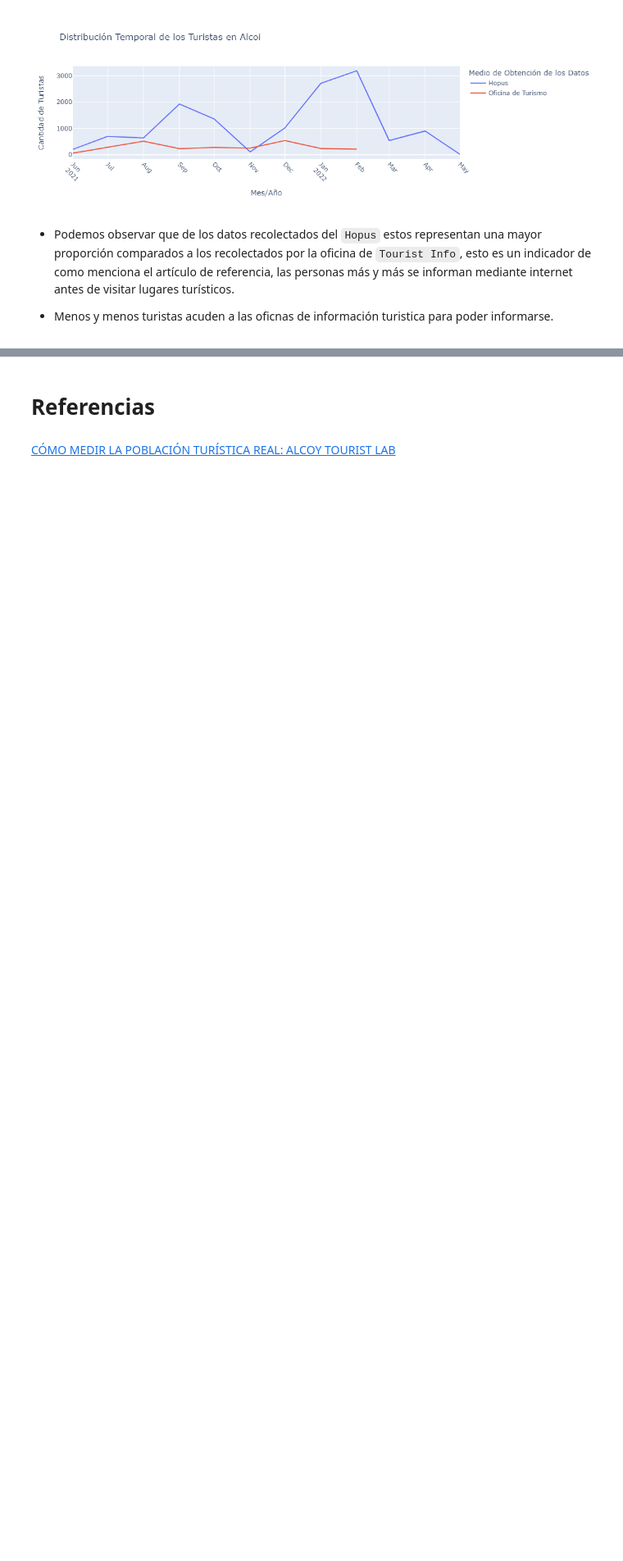
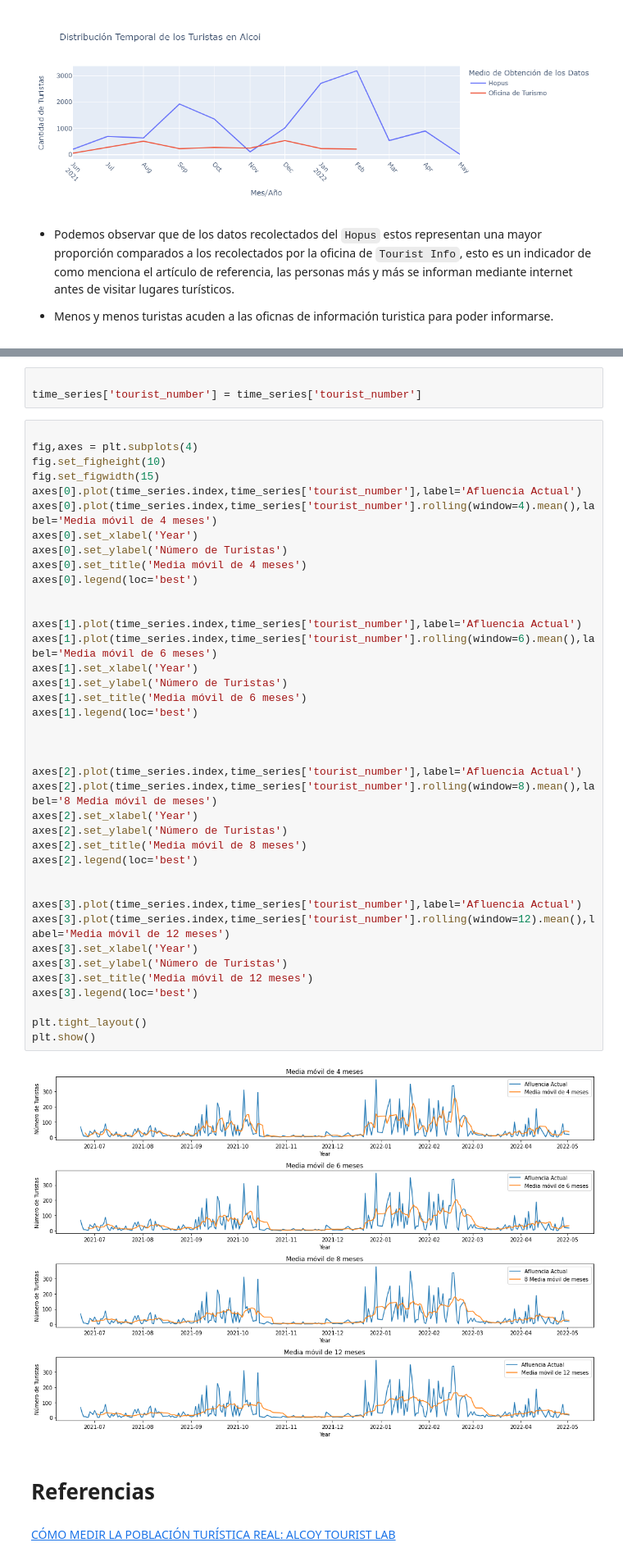
Before and after one commit to luperezsal/AlcoiTourist, a Jupyter notebook: Proyecto3.ipynb, the cells around one changed output, grey strips where cells are left out. Shown: that part at 82% size. Drawn from its saved outputs; the diff is of its cells as text; blank space fills up the shorter version.

```diff
--- a/Proyecto3.ipynb
+++ b/Proyecto3.ipynb
@@ -313,3 +324,47 @@ fig.show()
+# %%
+
+time_series['tourist_number'] = time_series['tourist_number']
+# %%
+
+fig,axes = plt.subplots(4)
+fig.set_figheight(10)
+fig.set_figwidth(15)
+axes[0].plot(time_series.index,time_series['tourist_number'],label='Afluencia Actual')
+axes[0].plot(time_series.index,time_series['tourist_number'].rolling(window=4).mean(),label='Media móvil de 4 meses')
+axes[0].set_xlabel('Year')
+axes[0].set_ylabel('Número de Turistas')
+axes[0].set_title('Media móvil de 4 meses')
+axes[0].legend(loc='best')
+
+
+axes[1].plot(time_series.index,time_series['tourist_number'],label='Afluencia Actual')
+axes[1].plot(time_series.index,time_series['tourist_number'].rolling(window=6).mean(),label='Media móvil de 6 meses')
+axes[1].set_xlabel('Year')
+axes[1].set_ylabel('Número de Turistas')
+axes[1].set_title('Media móvil de 6 meses')
+axes[1].legend(loc='best')
+
+
+
+axes[2].plot(time_series.index,time_series['tourist_number'],label='Afluencia Actual')
+axes[2].plot(time_series.index,time_series['tourist_number'].rolling(window=8).mean(),label='8 Media móvil de meses')
+axes[2].set_xlabel('Year')
+axes[2].set_ylabel('Número de Turistas')
+axes[2].set_title('Media móvil de 8 meses')
+axes[2].legend(loc='best')
+
+
+axes[3].plot(time_series.index,time_series['tourist_number'],label='Afluencia Actual')
+axes[3].plot(time_series.index,time_series['tourist_number'].rolling(window=12).mean(),label='Media móvil de 12 meses')
+axes[3].set_xlabel('Year')
+axes[3].set_ylabel('Número de Turistas')
+axes[3].set_title('Media móvil de 12 meses')
+axes[3].legend(loc='best')
+
+plt.tight_layout()
+plt.show()
+# %% [output]
+[figure, added]
 # %% [markdown]
 # Referencias
 # %% [markdown]
```
Also changed, not shown: parts of 13 cells of this notebook.
